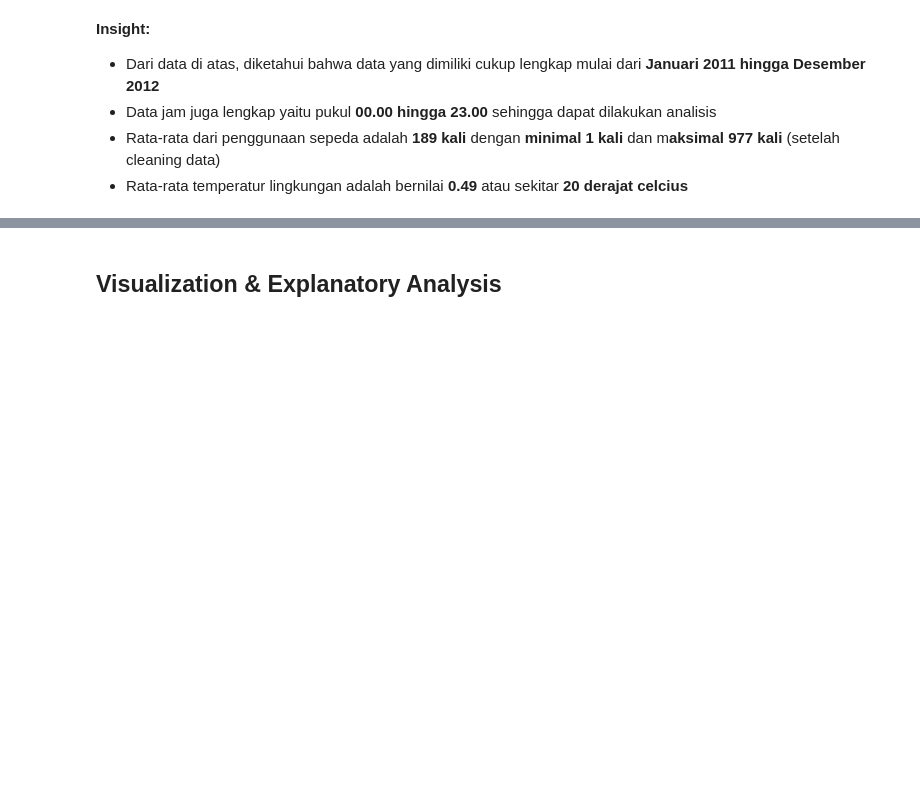
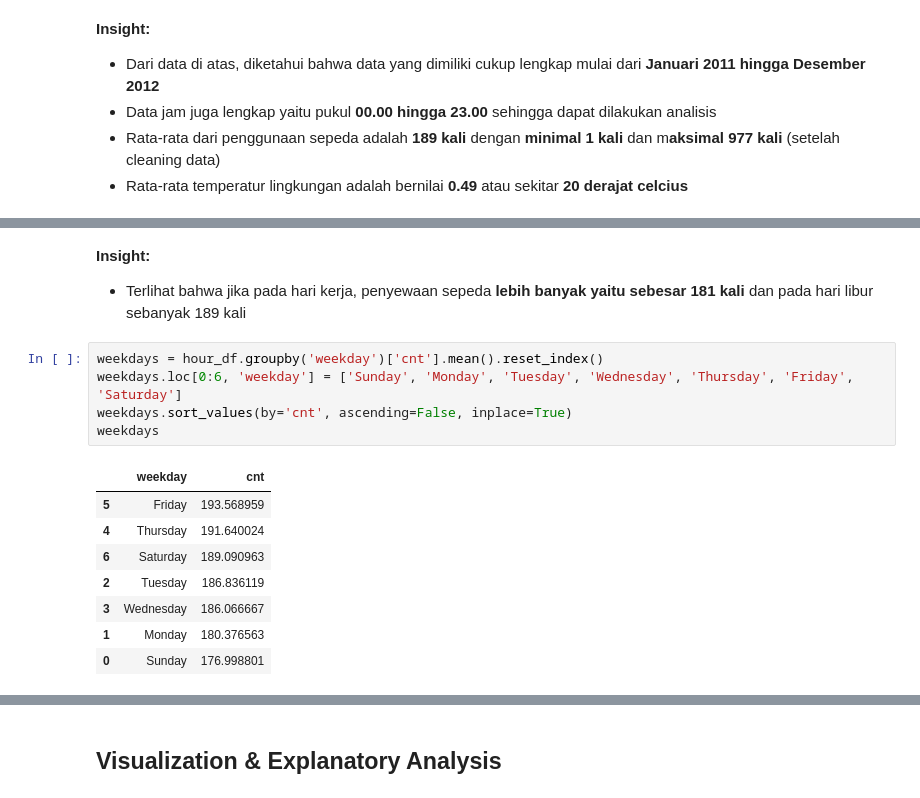
Before and after one commit to kev1nandreas/bike-sharing-data-analysis, a Jupyter notebook: notebook.ipynb, the cells around one changed output, grey strips where cells are left out. Saved outputs shown, nothing was run; the diff lists cells and outputs as text; blank space fills up the shorter version.

```diff
--- a/notebook.ipynb
+++ b/notebook.ipynb
@@ -164,0 +173,17 @@ hour_df.describe()
+# %% [markdown]
+**Insight:**
+- Terlihat bahwa jika pada hari kerja, penyewaan sepeda **lebih banyak yaitu sebesar 181 kali** dan pada hari libur sebanyak 189 kali
+# %%
+weekdays = hour_df.groupby('weekday')['cnt'].mean().reset_index()
+weekdays.loc[0:6, 'weekday'] = ['Sunday', 'Monday', 'Tuesday', 'Wednesday', 'Thursday', 'Friday', 'Saturday']
+weekdays.sort_values(by='cnt', ascending=False, inplace=True)
+weekdays
+# %% [output]
+|  | weekday | cnt |
+| 5 | Friday | 193.568959 |
+| 4 | Thursday | 191.640024 |
+| 6 | Saturday | 189.090963 |
+| 2 | Tuesday | 186.836119 |
+| 3 | Wednesday | 186.066667 |
+| 1 | Monday | 180.376563 |
+| 0 | Sunday | 176.998801 |
```
Also changed, not shown: parts of 15 cells of this notebook.
